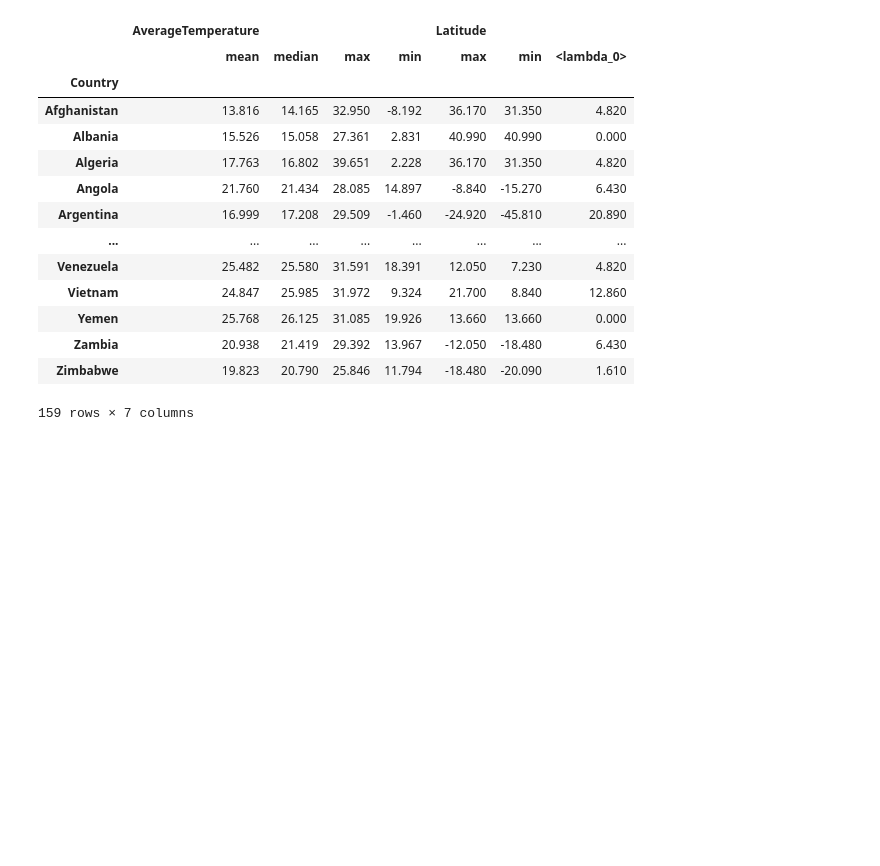
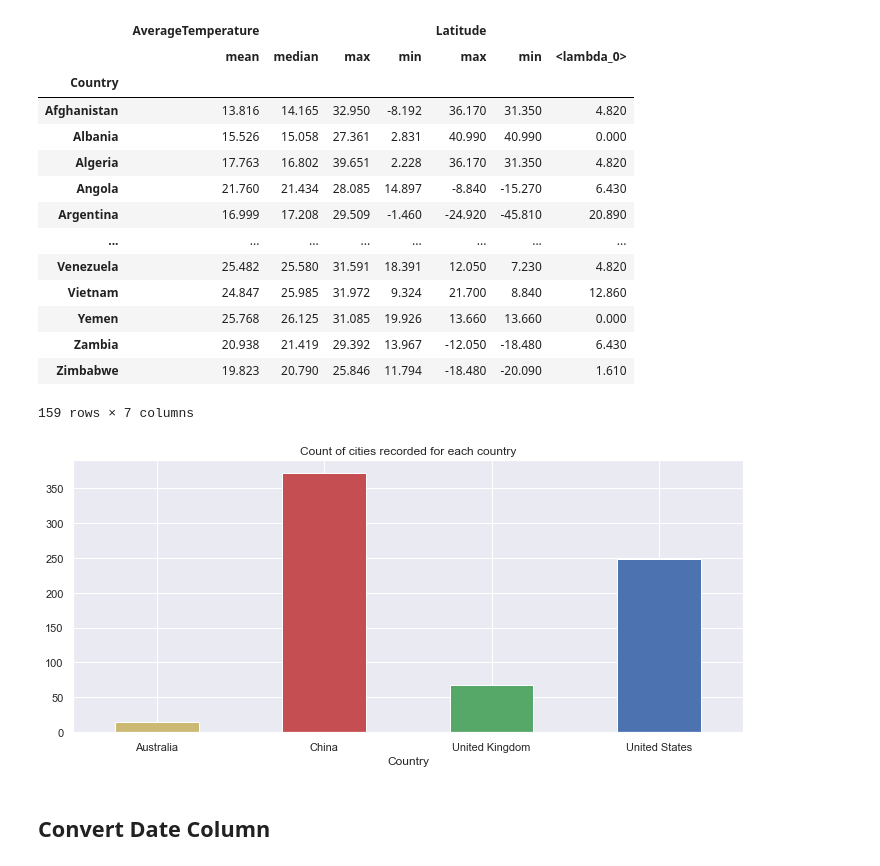
Before and after one commit to SoffieW/climate_repository, a Jupyter notebook: notebooks/exploratory/explore_and_process_data.ipynb, the cells around one changed output. Cells and saved outputs as stored; diff of their text form; code cells hidden in the pictures; blank space fills up the shorter version.

Commit message:
explored grouping, aggregations and converted date column to date format

```diff
--- a/notebooks/exploratory/explore_and_process_data.ipynb
+++ b/notebooks/exploratory/explore_and_process_data.ipynb
@@ -190,6 +188,6 @@ skewness for Average Temperature : -0.89
 # %%
 # take N as +ve values and S as -ve values for latitude
 
-temps_df.Latitude[temps_df.Latitude.str.contains('N')]  = temps_df.Latitude.str.replace('N', '')
-temps_df.Latitude[temps_df.Latitude.str.contains('S')] = "-" + temps_df.Latitude[temps_df.Latitude.str.contains('S')].str.replace('S','')
-temps_df.Latitude = temps_df.Latitude.astype(float)
+temps_df.loc[temps_df.Latitude.str.contains('N'),'Latitude']  = temps_df.Latitude.str.replace('N', '')
+temps_df.loc[temps_df.Latitude.str.contains('S'),'Latitude'] = "-" + temps_df.loc[temps_df.loc[:,'Latitude'].str.contains('S'),'Latitude'].str.replace('S','')
+temps_df.loc[:,'Latitude'] = temps_df.loc[:,'Latitude'].astype(float)
@@ -260,3 +245,15 @@ temps_df.groupby('Country').agg(aggregations)
 | Zambia | 20.938 | 21.419 | 29.392 | 13.967 | -12.050 | -18.480 | 6.430 |
 | Zimbabwe | 19.823 | 20.790 | 25.846 | 11.794 | -18.480 | -20.090 | 1.610 |
 159 rows × 7 columns
+# %%
+# find how many cities for each country
+
+cities = temps_df.groupby('Country').City.nunique()
+cities = cities.reset_index()
+cities
+cities[(cities['Country'] == 'United Kingdom') | (cities['Country'] == 'China') | (cities['Country'] == 'Australia') | (cities['Country'] == 'United States')].plot.bar(x='Country', y = 'City',
+rot = 0, figsize = (12,5), title = 'Count of cities recorded for each country', color = ['y', 'r','g','b'], legend = False);
+# %% [output]
+[figure, added]
+# %% [markdown]
+## Convert Date Column
```
Also changed, not shown: parts of 13 cells of this notebook.
